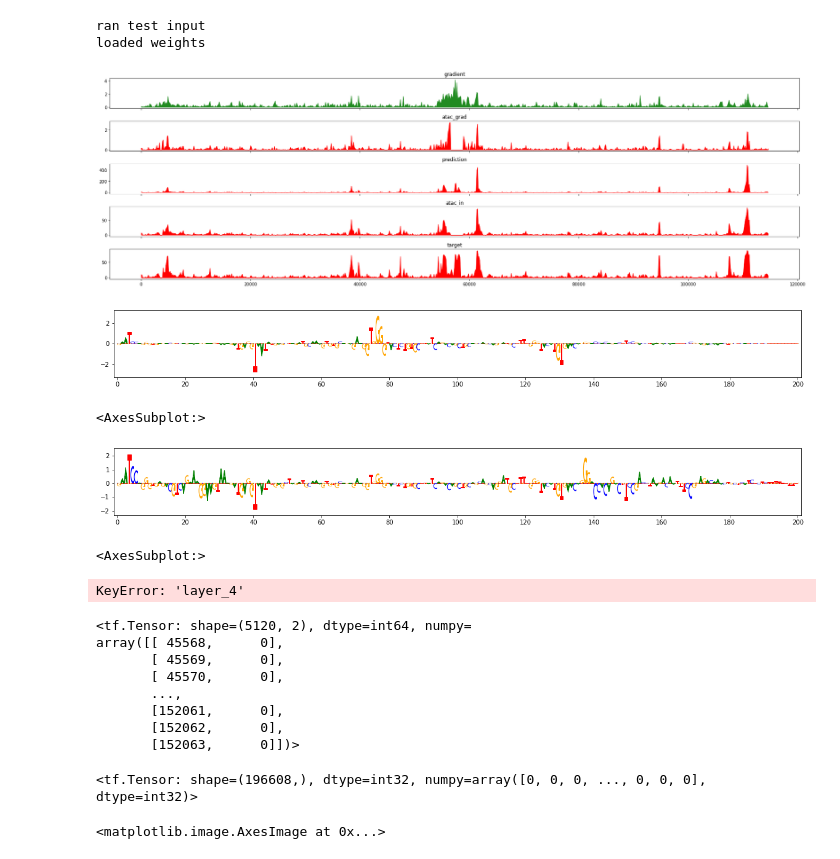
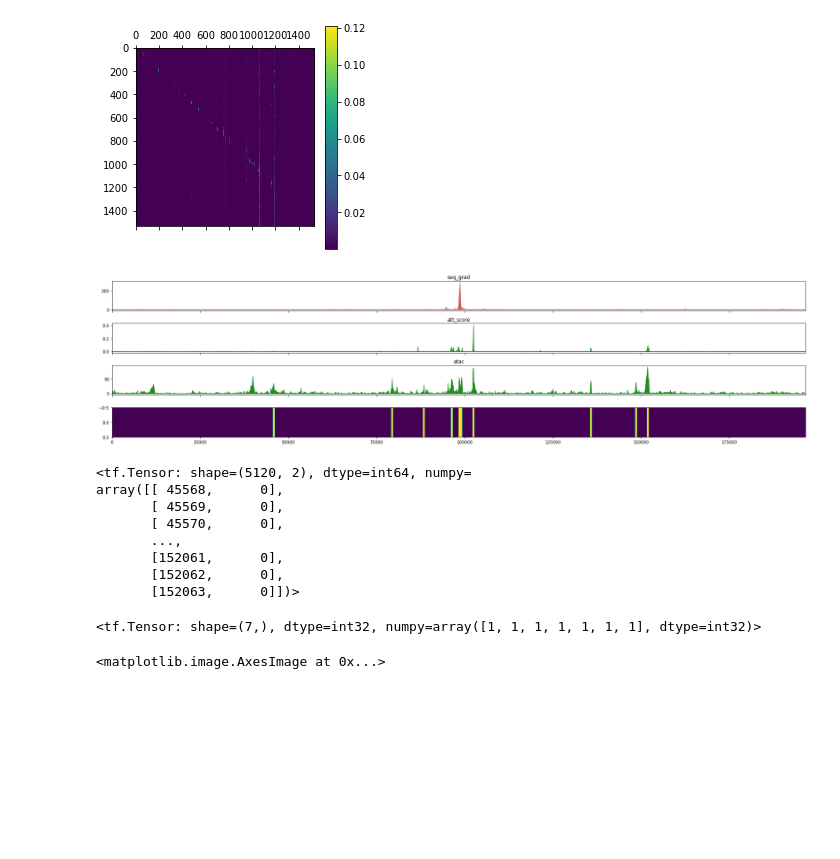
Before and after one commit to abuchin/genformer, a Jupyter notebook: visualize_embeddings.ipynb, the cells around one changed output. Cells and saved outputs as stored; diff of their text form; code cells hidden in the pictures; blank space fills up the shorter version.

```diff
--- a/visualize_embeddings.ipynb
+++ b/visualize_embeddings.ipynb
@@ -109,7 +92,7 @@ model = aformer.aformer(kernel_transformation='relu_kernel_transformation',
                         use_rot_emb = True,
                         use_mask_pos = False,
                         normalize = True,
-                        num_transformer_layers=4,
+                        num_transformer_layers=6,
                         inits_type="enformer_performer",
                         load_init=False,
                         stable_variant=False,
@@ -123,11 +106,8 @@ model = aformer.aformer(kernel_transformation='relu_kernel_transformation',
 test = tf.ones((1,196608,4)),tf.ones((1,49152,1))#,tf.ones((1,1,1536))
 model(test,training=False)
 print('ran test input')
-model.load_weights("gs://picard-testing-176520/genformer_atac_pretrain/models/aformer_baseline_genformer_atac_196k_glob_acc-False_load-False_frz-False_LR1-0.00025_LR2-0.00025_T-4_D-0.05_2023-03-22_00:30:32/iteration_30/saved_model")
+model.load_weights("gs://picard-testing-176520/genformer_atac_pretrain/models/aformer_baseline_genformer_atac_196k_glob_acc-False_load-False_frz-False_LR1-0.0002_LR2-0.0002_T-4_D-0.1_2023-03-23_11:36:21/iteration_10/saved_model")
 print('loaded weights')
-# %% [output]
-ran test input
-loaded weights
 # %%
 def predict_on_batch(model, inputs):
     return model.predict_on_batch(inputs)
@@ -143,28 +123,26 @@ def contribution_input_grad(model, model_inputs, gradient_mask):
         input_grad_tape.watch(atac)
         #input_grad_tape.watch(tf_acc)
         inputs = seq,atac#,tf_acc
-        prediction, embedding, att_matrices = model.predict_on_batch(inputs)
+        prediction, peaks_pred, embedding, att_matrices = model.predict_on_batch(inputs)
 
         prediction = tf.cast(prediction,dtype=tf.float32)
         gradient_mask = tf.cast(gradient_mask,dtype=tf.float32)
-        prediction_CAGE = tf.reduce_sum(gradient_mask *
+
+        prediction_mask = tf.reduce_sum(gradient_mask *
                                         prediction) / gradient_mask_mass
 
 
-    input_grads = input_grad_tape.gradient(prediction_CAGE, inputs)
+    input_grads = input_grad_tape.gradient(prediction_mask, inputs)
 
     input_grads_seq = input_grads[0]
     input_grads_atac = input_grads[1]
-    #input_grads_tf_acc = input_grads[2]
 
     seq_grads = tf.reduce_sum(input_grads_seq[0,:,:] * seq[0,:,:],
                               axis=1)
-
     atac_grads = input_grads_atac[0,:,] * atac[0,:,]
 
-    #tf_acc_grads = input_grads[2][0,:]
-
-    return seq_grads, atac_grads, prediction, att_matrices, embedding
+    return seq_grads, atac_grads, \
+            prediction, att_matrices, embedding
 # %%
 def one_hot(sequence):
     '''
@@ -275,8 +253,8 @@ def deserialize_val(serialized_example,
                                       [output_length-crop_size*2,1])}
 # %%
 atac_mask = np.ones((1536,1))
-for k in tf.range(762,780):
-    atac_mask[k,0] = 0.0
+for k in tf.range(795,805):
+    atac_mask[k,0] = 1.0
 atac_mask = tf.constant(atac_mask,dtype=tf.float32)
 
 atac_mask = tf.reshape(tf.tile(atac_mask, [1,32]),[-1])
@@ -309,10 +287,10 @@ inputs = test['sequence'], \
 
 mask = np.zeros((1,896,1))
 for k in range(896):
-    if k in [446,448,450]:
+    if k in range(446,451):
         mask[0,k,0]=1
 
-seq_grads, atac_grads, prediction,att_matrices,embedding = contribution_input_grad(model,inputs, mask)
+seq_grads, atac_grads,prediction,att_matrices,embedding = contribution_input_grad(model,inputs, mask)
 # %%
 
 def plot_tracks(tracks, peaks, start,end, height=1.5):
@@ -335,29 +313,21 @@ tracks={'gradient': (np.log(1.0+seq_grad), 'forestgreen'),
 
 
 plot_tracks(tracks, test['peaks'],0,114608)
-# %% [output]
-[figure, removed]
 # %%
 import modisco.visualization
 from modisco.visualization import viz_sequence
 
-viz_sequence.plot_weights((tf.expand_dims(seq_grads,axis=1) * test['sequence'][0,:,:4] * tf.expand_dims(tf.reshape(tf.tile(atac_grads,[1,4]), [-1]), axis=1))[102328:102528,:],
+viz_sequence.plot_weights(np.abs(tf.expand_dims(seq_grads,axis=1) * test['sequence'][0,:,:4] * tf.expand_dims(tf.reshape(tf.tile(atac_grads,[1,4]), [-1]), axis=1))[102328:102528,:],
                           subticks_frequency=20)
-# %% [output]
-[figure, removed]
-<AxesSubplot:>
 # %%
 ##### import modisco.visualization
 from modisco.visualization import viz_sequence
 
-viz_sequence.plot_weights((tf.expand_dims(seq_grads,axis=1) * test['sequence'][0,:,:4])[102328:102528,:],
+viz_sequence.plot_weights(np.abs(tf.expand_dims(seq_grads,axis=1) * test['sequence'][0,:,:4])[102328:102528,:],
                           subticks_frequency=20)
-# %% [output]
-[figure, removed]
-<AxesSubplot:>
 # %%
 all_arrs=[]
-for idx in range(7):
+for idx in range(4):
     k_1,q_1 = att_matrices['layer_' + str(idx)]
 
     for i in range(0,8):
@@ -374,34 +344,35 @@ for idx in range(7):
 
 all_arrs_concat = tf.concat(all_arrs, axis=0)
 mean_att = tf.reduce_mean(all_arrs_concat,axis=0).numpy()
 plt.matshow(mean_att)
 plt.colorbar()
 plt.show()
 
 att_arr = tf.reduce_sum(mean_att[766:771,:],axis=0).numpy()
 
 tracks={'seq_grad': (seq_grad, 'indianred'),
         'att_score': (att_arr, 'forestgreen'),
         'atac': (tf.reduce_sum(tf.reshape(test['atac'][0,:,:], [1536,32]),axis=1), 'forestgreen')}
 
 def plot_tracks(tracks, peaks, start, end, height=1.5):
   fig, axes = plt.subplots(len(tracks)+1, 1, figsize=(24, height * (len(tracks)+1)), sharex=True)
   for ax, (title, y) in zip(axes, tracks.items()):
     ax.fill_between(np.linspace(start, end, num=len(y[0])), y[0],color=y[1])
     ax.set_title(title)
   axes[-1].imshow(peaks, aspect = "auto", cmap="viridis")
   plt.tight_layout()
 
 
 #fig,ax = plt.subplots(figsize=(24, 1.5))
 peaks = tf.concat([tf.zeros((1,320),dtype=tf.int32), test['peaks'][:,:,0], tf.zeros((1,320),dtype=tf.int32)],axis=1)
 peaks_expand=tf.expand_dims(tf.reshape(tf.transpose(tf.tile(peaks,[128,1])),[-1]),axis=0)
 #ax.imshow(peaks, aspect = "auto", cmap="viridis")
 
 
 plot_tracks(tracks,peaks_expand, 0,196608)
 # %% [output]
-KeyError: 'layer_4'
+[figure, added]
+[figure, added]
 # %%
 peaks = tf.concat([tf.zeros((1,320),dtype=tf.int32), test['peaks'][:,:,0], tf.zeros((1,320),dtype=tf.int32)],axis=1)
 peaks_expand=tf.expand_dims(tf.reshape(tf.transpose(tf.tile(peaks,[128,1])),[-1]),axis=1)
@@ -418,9 +389,12 @@ array([[ 45568,      0],
        [152062,      0],
        [152063,      0]])>
 # %%
-tf.reshape(tf.transpose(tf.tile(peaks,[128,1])),[-1])
+test = tf.constant([1,0,0,0,1,0,0])
+
+
+test + (1-test)
 # %% [output]
-<tf.Tensor: shape=(196608,), dtype=int32, numpy=array([0, 0, 0, ..., 0, 0, 0], dtype=int32)>
+<tf.Tensor: shape=(7,), dtype=int32, numpy=array([1, 1, 1, 1, 1, 1, 1], dtype=int32)>
 # %%
 fig,ax = plt.subplots(figsize=(24, 1.5))
 peaks = tf.concat([tf.zeros((1,320),dtype=tf.int32), test['tss_tokens'][:,:,0], tf.zeros((1,320),dtype=tf.int32)],axis=1)
```
Also changed, not shown: parts of 2 cells of this notebook, 3 other files.
